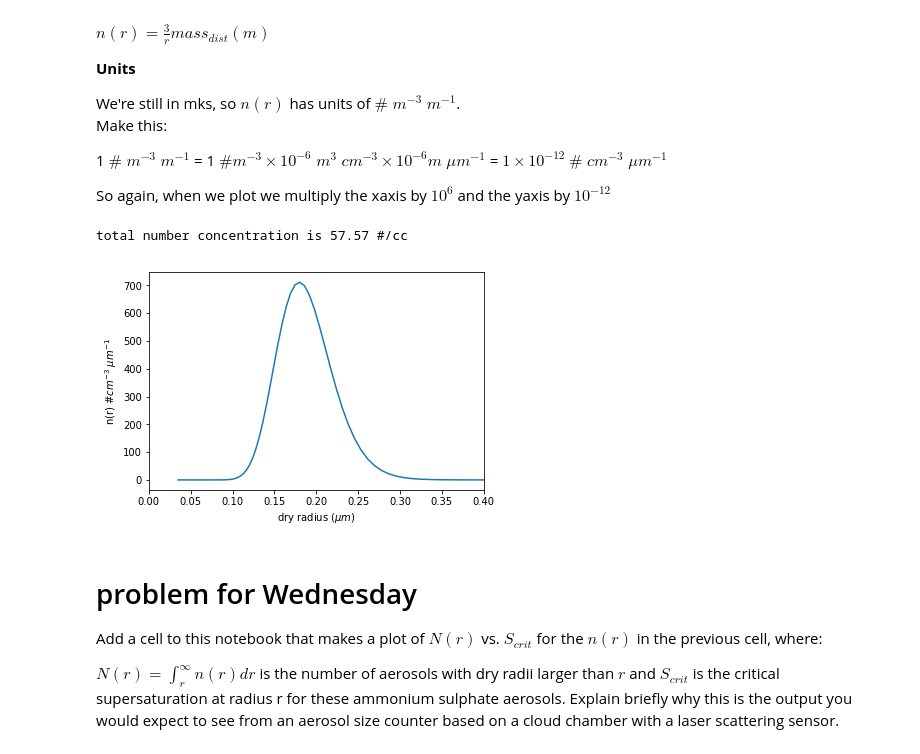
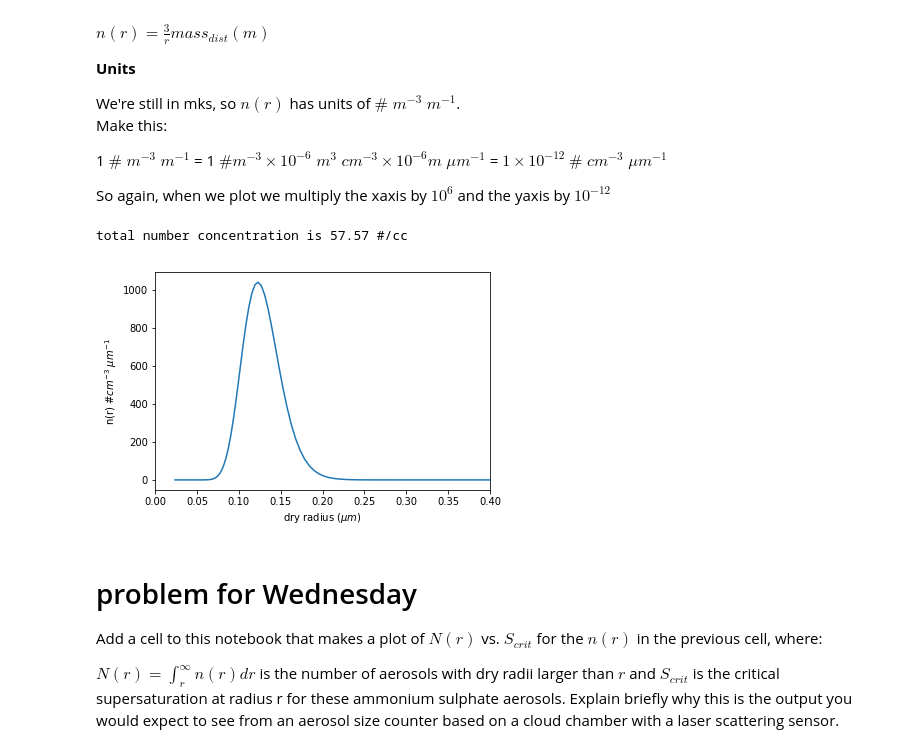
Before and after one commit to AndrewLoeppky/atsc405_2018, a Jupyter notebook: notebooks/aero_dist_sol.ipynb, the cells around one changed output. Cells and saved outputs as stored; diff of their text form; code cells hidden in the pictures.

```diff
--- a/notebooks/aero_dist_sol.ipynb
+++ b/notebooks/aero_dist_sol.ipynb
@@ -241,21 +243,21 @@ Make this:
 
 So again, when we plot we multiply the xaxis by $10^6$ and the yaxis by $10^{-12}$
 # %%
-rad_vals = (mass_vals/(rho_aer*4./3.))**(1./3.)
+rad_vals = (mass_vals/(np.pi*rho_aer*4./3.))**(1./3.)  #pha 2018/3/19
 ndist = 3.*out/rad_vals  #units of number/m^3 per m bin width
 fig,ax = plt.subplots(1,1)
 ncenter = (ndist[1:] + ndist[:-1])/2.
 #
 # convert radii to microns and ndist to #/cc/um
 #
 ax.plot(rad_vals*1.e6,ndist*1.e-12)
 ax.set(xlim=[0,0.4],xlabel="dry radius ($\mu m$)",
       ylabel = r'n(r) $\# cm^{-3}\;\mu m^{-1}$')
 total_num=np.sum(ncenter*np.diff(rad_vals)*1.e-6)
 print("total number concentration is {:5.2f} #/cc".format(total_num))
 # %% [output]
 total number concentration is 57.57 #/cc
-[figure, old version]
+[figure, new version]
 # %% [markdown]
 # problem for Wednesday
 
```
Also changed, not shown: parts of 2 cells of this notebook, 5 other files.
